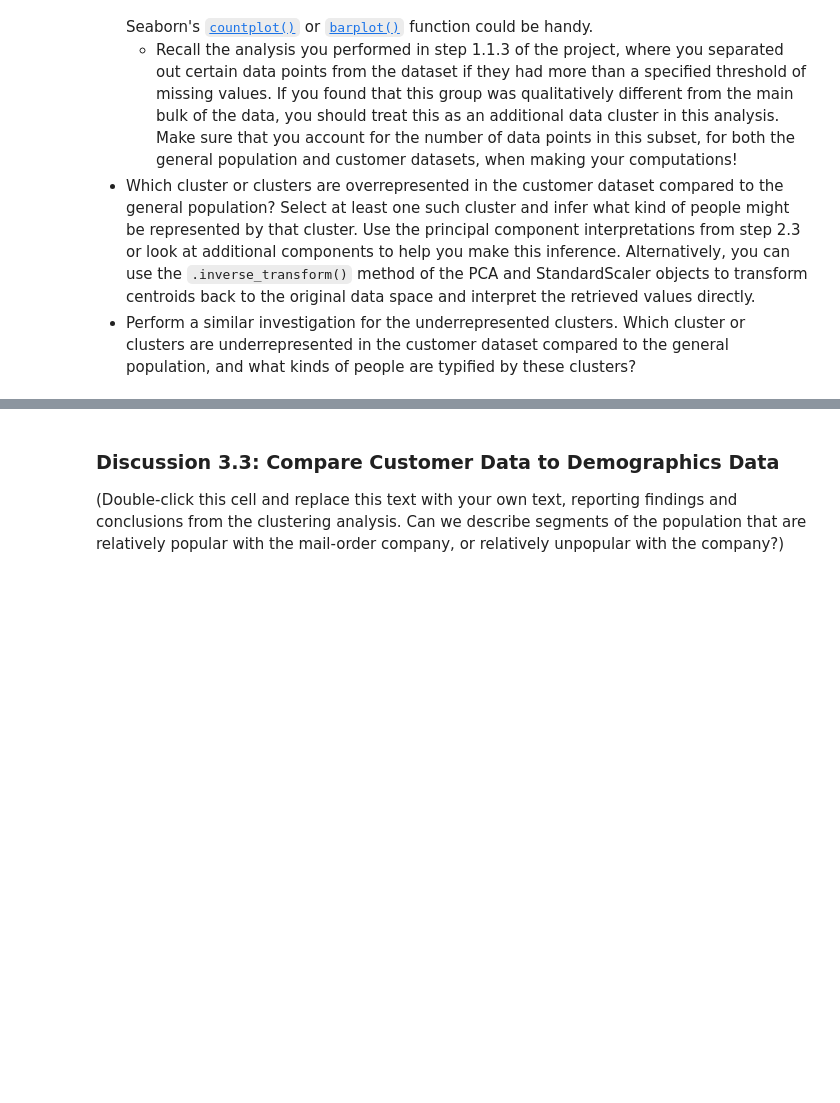
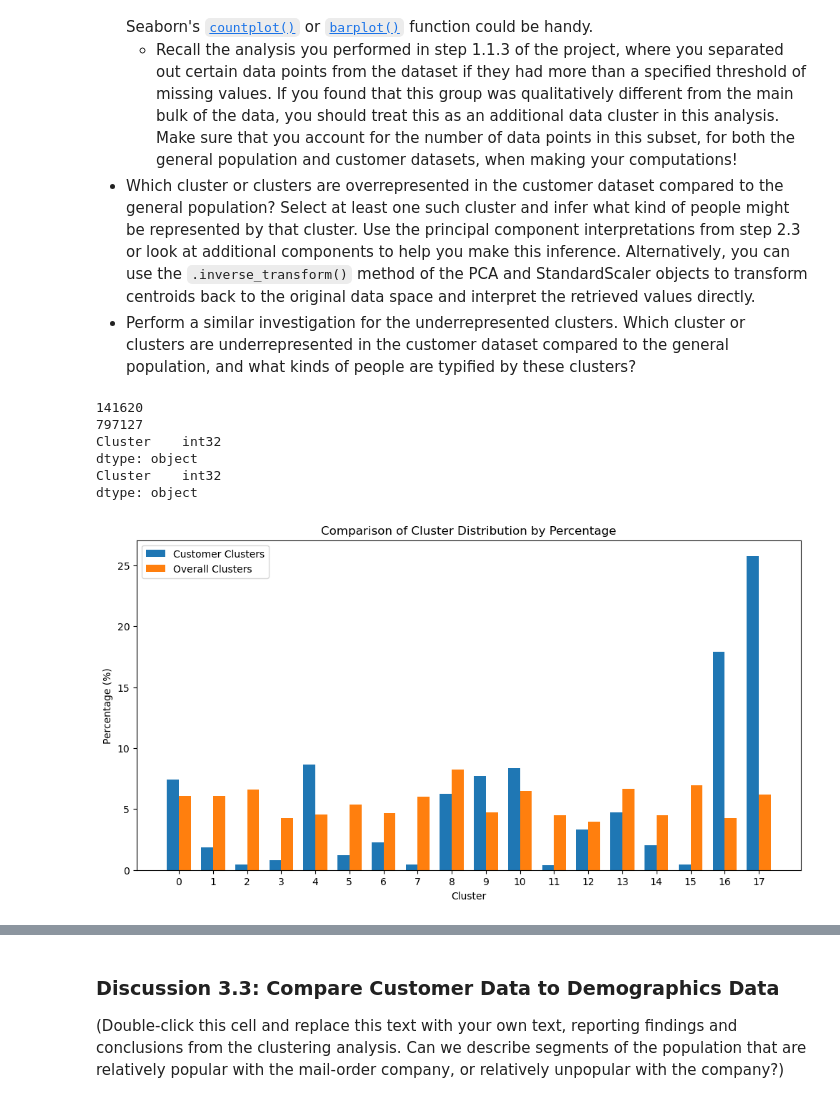
Before and after one commit to BarbaraJoebstl/unsupervised_learning, a Jupyter notebook: Identify_Customer_Segments.ipynb, the cells around one changed output, grey strips where cells are left out. Drawn from its saved outputs; the diff is of its cells as text; code cells hidden in the pictures; blank space fills up the shorter version.

```diff
--- a/Identify_Customer_Segments.ipynb
+++ b/Identify_Customer_Segments.ipynb
@@ -753,3 +825,11 @@ SyntaxError: invalid syntax (3634567665.py, line 2)
+# %%
+#feature transformation, pca
+customers_scaled = scaler.transform(customers_prepared)
+customers_scaled = pd.DataFrame(customers_scaled, columns=list(customers_prepared))
+customers_pca = pca_40.transform(customers_scaled)
+
+#customers_scaled
+customers_predicted = model_18.predict(customers_pca)
 # %% [markdown]
 ### Step 3.3: Compare Customer Data to Demographics Data
 
@@ -768,0 +846,46 @@ Take a look at the following points in this step:
+# %%
+print(len(customers_predicted))
+print(len(data_predicted))
+
+customers_predicted_df = pd.DataFrame(customers_predicted, columns=["Cluster"])
+data_predicted_df = pd.DataFrame(data_predicted, columns=["Cluster"])
+
+# Now you can use dtypes or other DataFrame methods
+print(customers_predicted_df.dtypes)
+print(data_predicted_df.dtypes)
+# %% [output]
+141620
+797127
+Cluster    int32
+dtype: object
+Cluster    int32
+dtype: object
+# %%
+customer_counts = customers_predicted_df['Cluster'].value_counts(normalize=True) * 100
+overall_counts = data_predicted_df['Cluster'].value_counts(normalize=True) * 100
+
+# compare the values in %
+comparison_df = pd.DataFrame({
+    'Customer Cluster %': customer_counts,
+    'Overall Cluster %': overall_counts
+})
+
+comparison_df = comparison_df.reset_index()
+comparison_df.columns = ['Cluster', 'Customer Cluster %', 'Overall Cluster %']
+
+
+plt.figure(figsize=(12, 6))
+bar_width = 0.35
+x = np.arange(len(comparison_df['Cluster']))
+plt.bar(x - bar_width/2, comparison_df['Customer Cluster %'], width=bar_width, label='Customer Clusters')
+plt.bar(x + bar_width/2, comparison_df['Overall Cluster %'], width=bar_width, label='Overall Clusters')
+plt.title('Comparison of Cluster Distribution by Percentage')
+plt.xlabel('Cluster')
+plt.ylabel('Percentage (%)')
+plt.xticks(x, comparison_df['Cluster'])
+plt.legend()
+
+
+plt.show()
+# %% [output]
+[figure, added]
```
Also changed, not shown: parts of 25 cells of this notebook, 1 other file.
